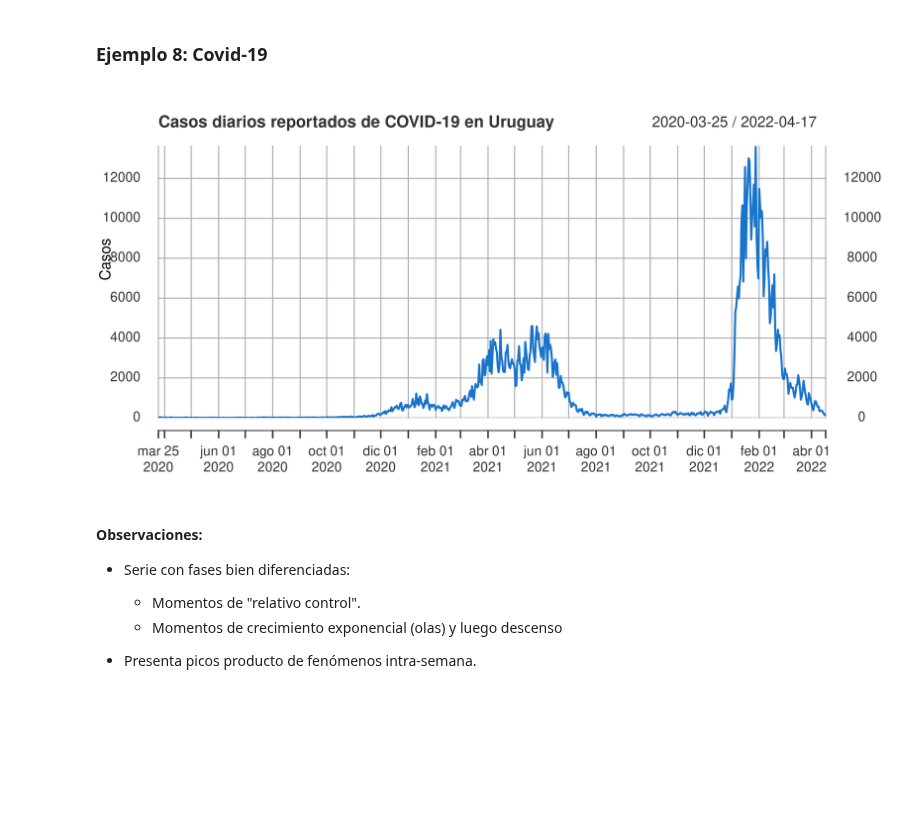
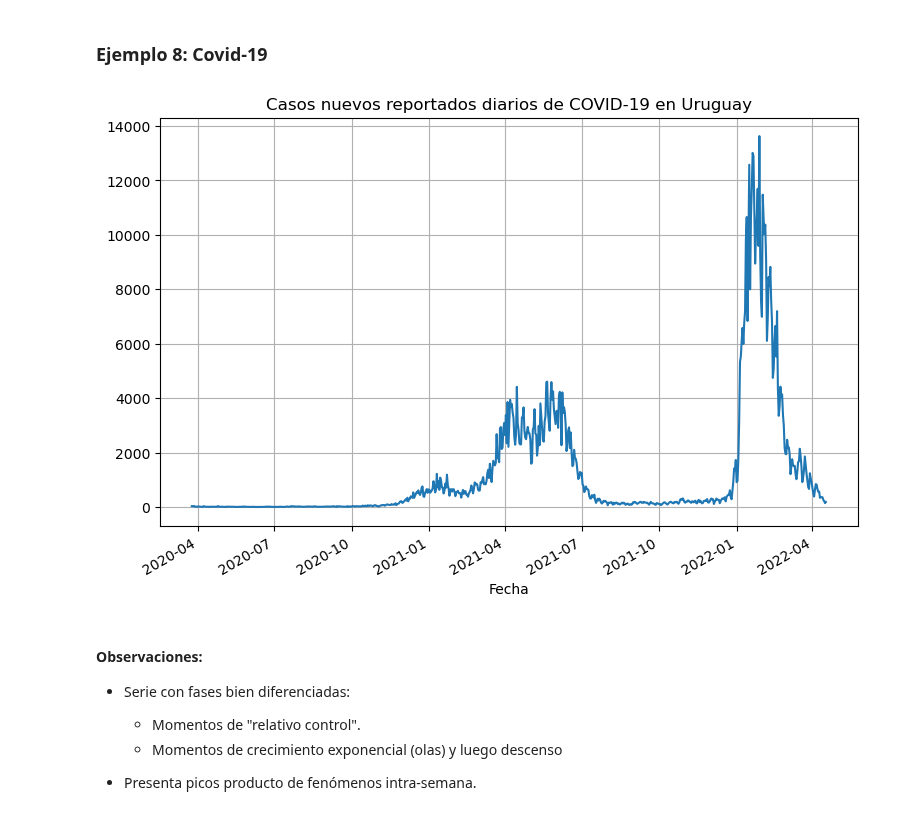
Before and after one commit to aferragu/curso_series_temporales, a Jupyter notebook: 1- Introduccion/Introduccion.ipynb, the cells around one changed output. Cells and saved outputs as stored; diff of their text form; code cells hidden in the pictures; blank space fills up the shorter version.

```diff
--- a/1- Introduccion/Introduccion.ipynb
+++ b/1- Introduccion/Introduccion.ipynb
@@ -89,3 +81,16 @@ options(repr.plot.width=8, repr.plot.height=4, repr.plot.res=300)
+# %%
+## Ejemplo: instalación de astsadata usando pip:
+#!pip install astsadata
+
+## Ejemplo: instalación de astsadata usando pip:
+#!conda install astsadata
+
+## Ajusto tamaño de figuras
+import matplotlib.pyplot as plt
+import astsadata as astsa
+
+plt.rcParams['figure.figsize'] = [9,6]
+plt.rcParams['axes.grid'] = True
 # %% [markdown]
 ## Ejemplos de series temporales
 
@@ -215,15 +235,11 @@ tsplot(EXP6, main="Explosion", col=5, lw=2)
 # %% [markdown]
 ### Ejemplo 8: Covid-19
 # %%
-data =read.csv("https://raw.githubusercontent.com/GUIAD-COVID/datos-y-visualizaciones-GUIAD/master/datos/estadisticasUY.csv")
-fechas = as.Date(data[,"fecha"], format="%d/%m/%Y")
-incidencia_uy = data[,"cantCasosNuevosAjustado"]
-
-I = xts(incidencia_uy, order.by = fechas)
-
-plot(I, xlab="Fecha", ylab="Casos", main="Casos diarios reportados de COVID-19 en Uruguay", lwd=2, col=4)
+import pandas as pd
+data = pd.read_csv("https://raw.githubusercontent.com/GUIAD-COVID/datos-y-visualizaciones-GUIAD/master/datos/estadisticasUY.csv", index_col=[0], parse_dates=[0], date_format="%d/%m/%Y")
+data["cantCasosNuevosAjustado"].plot(xlabel="Fecha", title="Casos nuevos reportados diarios de COVID-19 en Uruguay");
 # %% [output]
-[figure, old version]
+[figure, new version]
 # %% [markdown]
 #### Observaciones:
 
```
Also changed, not shown: parts of 23 cells of this notebook.
